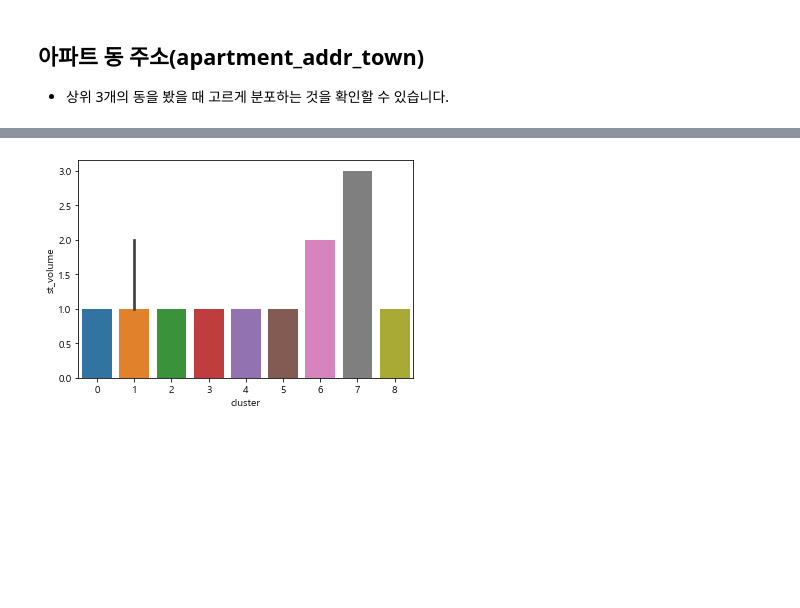
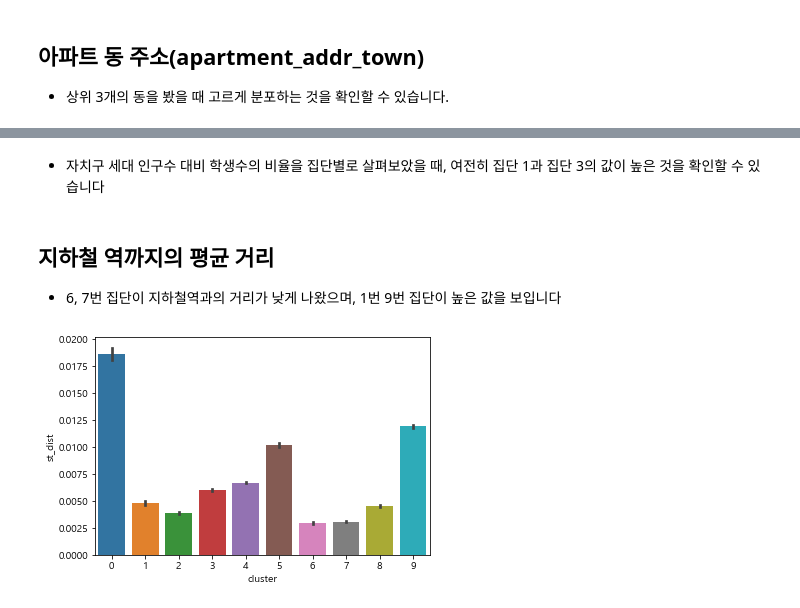
Before and after one commit to whoareyouwhoami/ProjectCasa, a Jupyter notebook: Modeling/03_Cluster_Visualization.ipynb, the cells around one changed output, grey strips where cells are left out. Saved outputs shown, nothing was run; the diff lists cells and outputs as text; code cells hidden in the pictures; blank space fills up the shorter version.

```diff
--- a/Modeling/03_Cluster_Visualization.ipynb
+++ b/Modeling/03_Cluster_Visualization.ipynb
@@ -71,5 +100,10 @@ plt.show()
+# %% [markdown]
+- 자치구 세대 인구수 대비 학생수의 비율을 집단별로 살펴보았을 때, 여전히 집단 1과 집단 3의 값이 높은 것을 확인할 수 있습니다
+# %% [markdown]
+## 지하철 역까지의 평균 거리
+- 6, 7번 집단이 지하철역과의 거리가 낮게 나왔으며, 1번 9번 집단이 높은 값을 보입니다
 # %%
-sns.barplot(data=train, x='cluster', y='st_volume', estimator=np.median)
+sns.barplot(data=train, x='cluster', y='st_dist', estimator=np.mean)
 plt.show()
 # %% [output]
-[figure, old version]
+[figure, new version]
```
Also changed, not shown: parts of 11 cells of this notebook, 13 other files.
